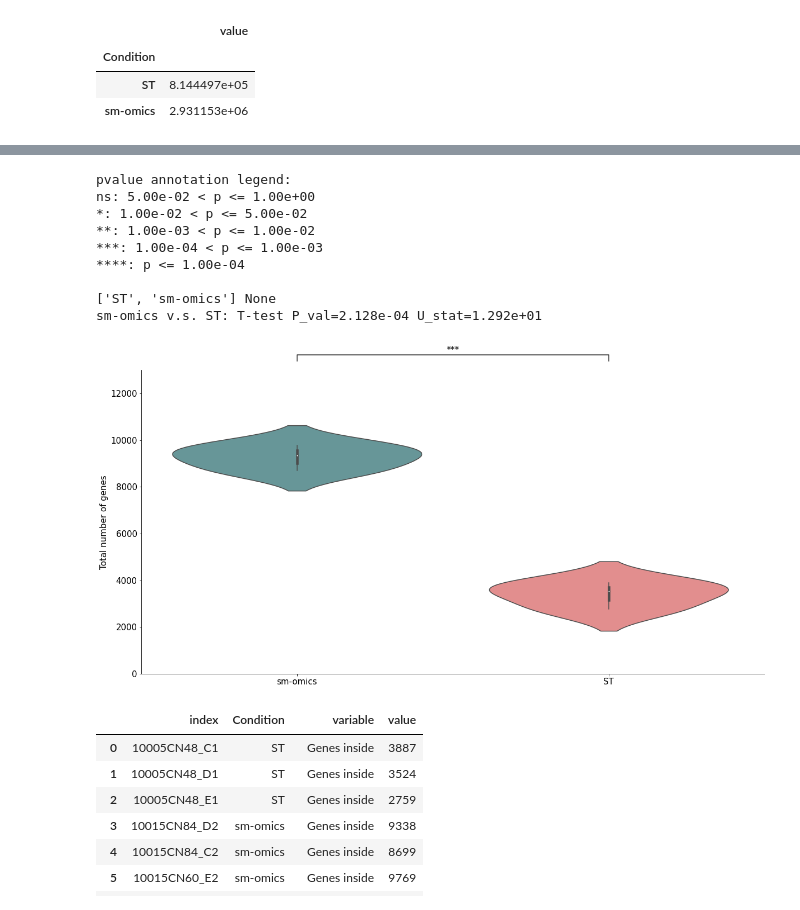
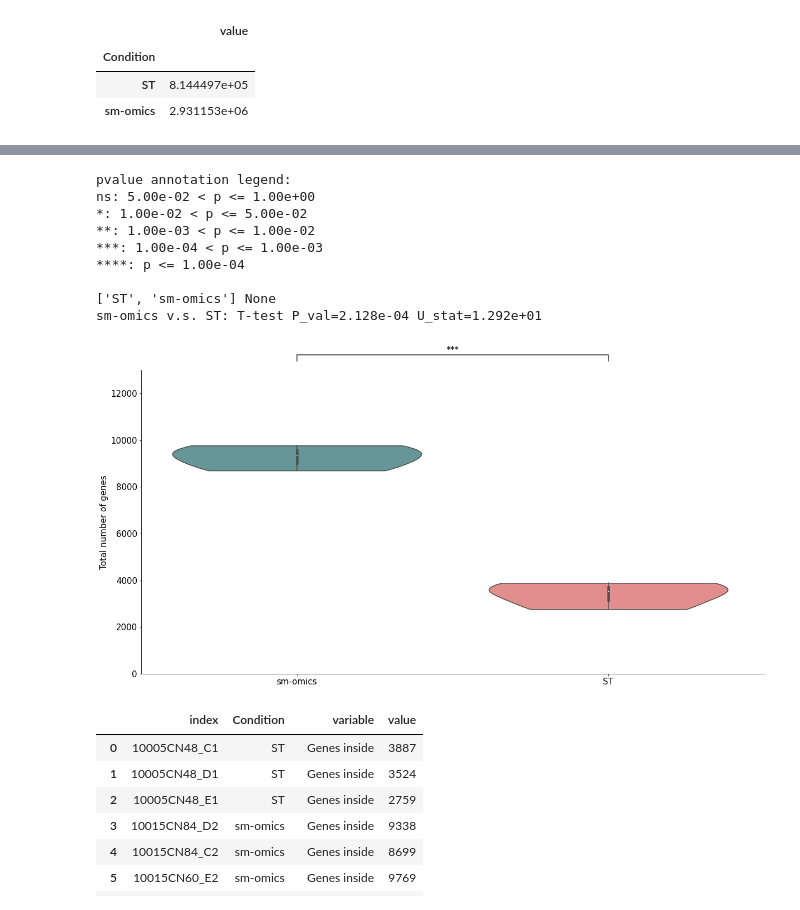
Before and after one commit to klarman-cell-observatory/sm-omics, a Jupyter notebook: smomics_performance/ST_vs_Sm-omics_genes_and_umis_per_spot_brain.ipynb, the cells around one changed output, grey strips where cells are left out. Cells and saved outputs as stored; diff of their text form; code cells hidden in the pictures.

```diff
--- a/smomics_performance/ST_vs_Sm-omics_genes_and_umis_per_spot_brain.ipynb
+++ b/smomics_performance/ST_vs_Sm-omics_genes_and_umis_per_spot_brain.ipynb
@@ -816,7 +816,7 @@ y='value'
 df_genes_total_inside = df_genes_total[df_genes_total['variable'] == "Genes inside"]
 data=df_genes_total_inside
 
-ax = sns.violinplot(x=x, y=y, data=data, palette = ['cadetblue', 'lightcoral'], order = ['sm-omics', 'ST'])
+ax = sns.violinplot(x=x, y=y, data=data, palette = ['cadetblue', 'lightcoral'], order = ['sm-omics', 'ST'], cut = 0)
 
 # change background color
 back_c = 'white'
@@ -834,34 +834,34 @@ ax.set_ylim([0,13000])
 
 # x and y ticks
 ax.tick_params(axis='y', labelsize=15)
 ax.tick_params(axis='x', labelsize=15)
 ax.set_xticklabels(['sm-omics', 'ST'])
 
 # # Separator on y axis
 # ax.get_yaxis().set_major_formatter(
 #     mpl.ticker.FuncFormatter(lambda x, p: format(float(x/1000000), ',')))
 
 # Calculate T-test
 boxPairList = [(('sm-omics'), ('ST'))]
 
 add_stat_annotation(ax, data=data, x=x, y=y,
                     box_pairs=boxPairList,
                     test='ttest', text_format='star', loc='outside', verbose=2, fontsize=15)
 
 fig.set_size_inches(20, 10)
 plt.savefig("../../figures/SM_ST_Total_Genes.pdf", transparent=True, bbox_inches = 'tight',
    pad_inches = 0, dpi=1200)
 # %% [output]
 pvalue annotation legend:
 ns: 5.00e-02 < p <= 1.00e+00
 *: 1.00e-02 < p <= 5.00e-02
 **: 1.00e-03 < p <= 1.00e-02
 ***: 1.00e-04 < p <= 1.00e-03
 ****: p <= 1.00e-04
 
 ['ST', 'sm-omics'] None
 sm-omics v.s. ST: T-test P_val=2.128e-04 U_stat=1.292e+01
-[figure, old version]
+[figure, new version]
 # %%
 df_genes_total
 # %% [output]
```
Also changed, not shown: parts of 2 cells of this notebook, 6 other files.
